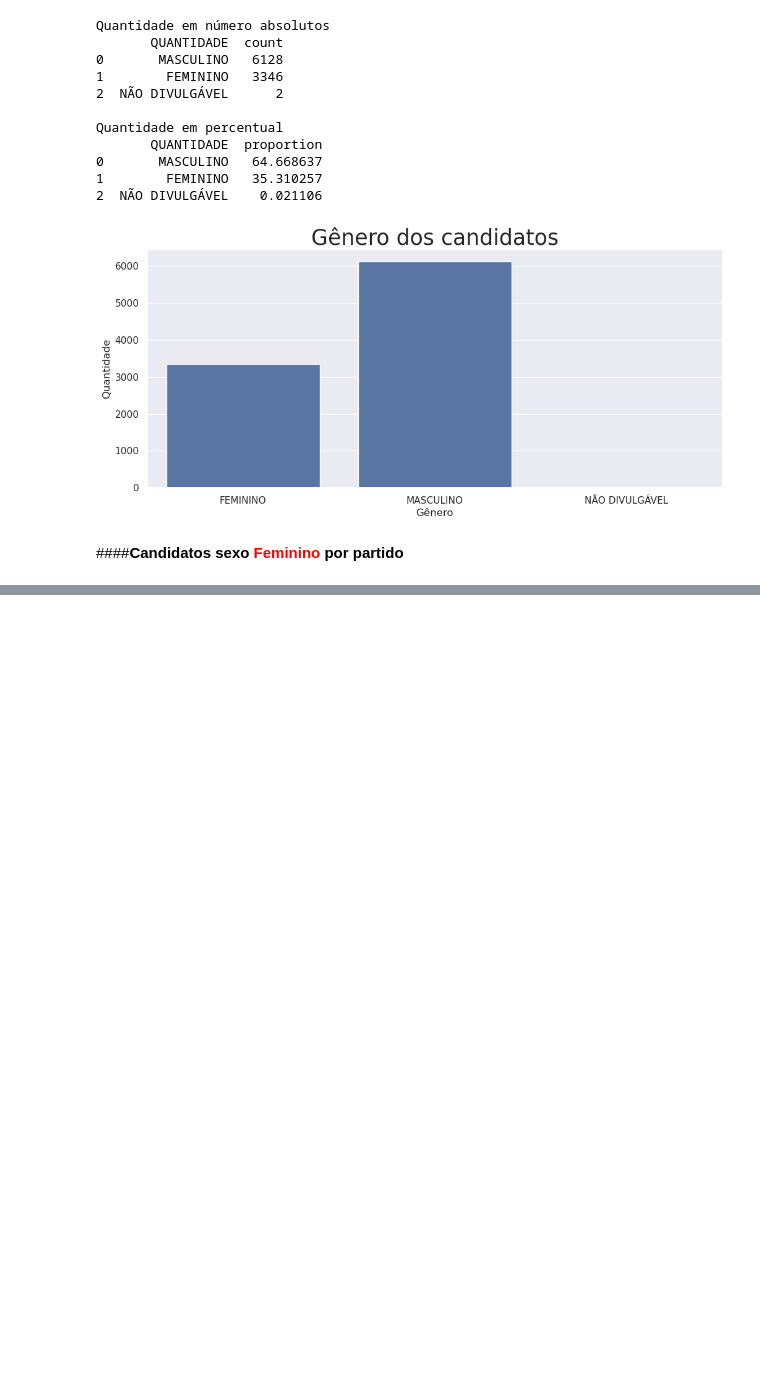
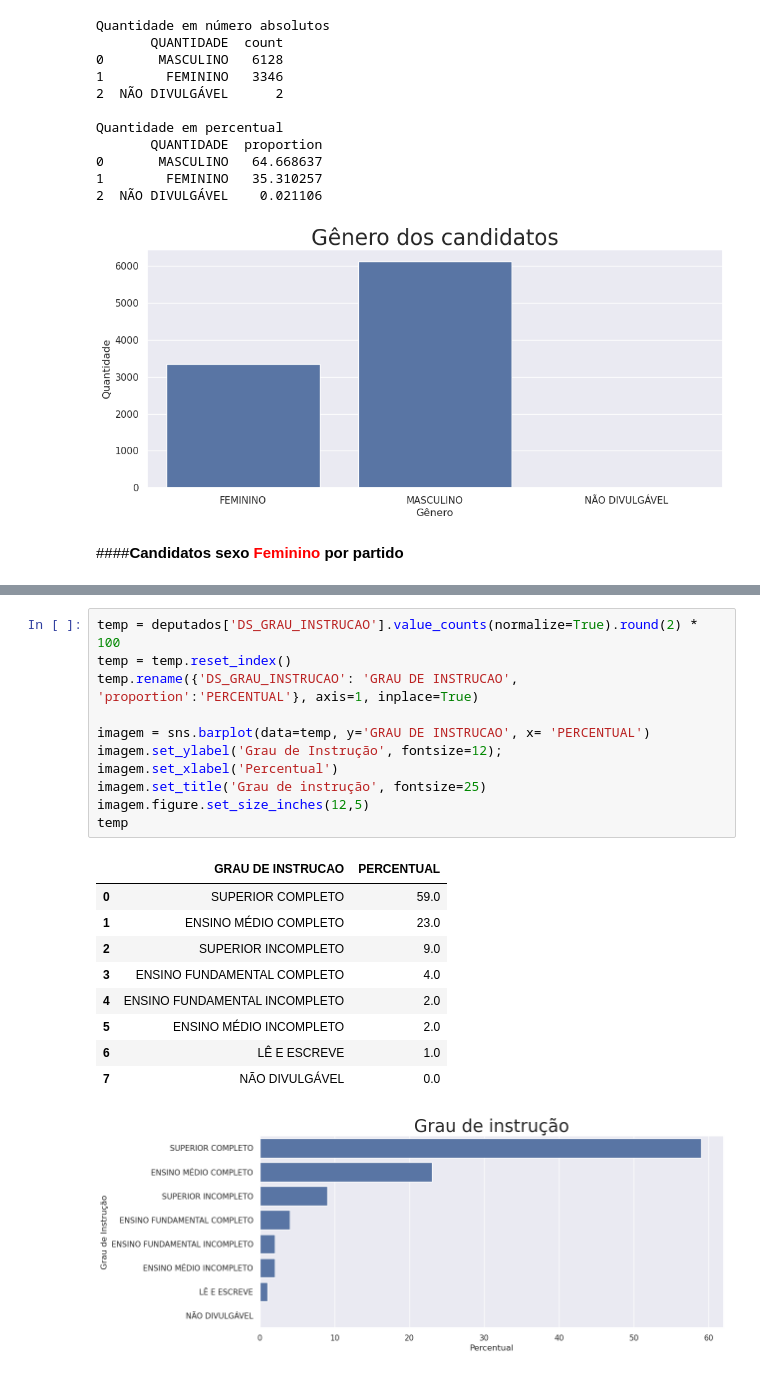
Before and after one commit to leandroclv/analise_manipulacao_dados_pandas_udemy, a Jupyter notebook: df_dados_TSE.ipynb, the cells around one changed output, grey strips where cells are left out. Saved outputs shown, nothing was run; the diff lists cells and outputs as text; blank space fills up the shorter version.

```diff
--- a/df_dados_TSE.ipynb
+++ b/df_dados_TSE.ipynb
@@ -369,0 +395,22 @@ feminino.head(3)
+# %%
+temp = deputados['DS_GRAU_INSTRUCAO'].value_counts(normalize=True).round(2) * 100
+temp = temp.reset_index()
+temp.rename({'DS_GRAU_INSTRUCAO': 'GRAU DE INSTRUCAO', 'proportion':'PERCENTUAL'}, axis=1, inplace=True)
+
+imagem = sns.barplot(data=temp, y='GRAU DE INSTRUCAO', x= 'PERCENTUAL')
+imagem.set_ylabel('Grau de Instrução', fontsize=12);
+imagem.set_xlabel('Percentual')
+imagem.set_title('Grau de instrução', fontsize=25)
+imagem.figure.set_size_inches(12,5)
+temp
+# %% [output]
+|  | GRAU DE INSTRUCAO | PERCENTUAL |
+| 0 | SUPERIOR COMPLETO | 59.0 |
+| 1 | ENSINO MÉDIO COMPLETO | 23.0 |
+| 2 | SUPERIOR INCOMPLETO | 9.0 |
+| 3 | ENSINO FUNDAMENTAL COMPLETO | 4.0 |
+| 4 | ENSINO FUNDAMENTAL INCOMPLETO | 2.0 |
+| 5 | ENSINO MÉDIO INCOMPLETO | 2.0 |
+| 6 | LÊ E ESCREVE | 1.0 |
+| 7 | NÃO DIVULGÁVEL | 0.0 |
+[figure, added]
```
Also changed, not shown: parts of 11 cells of this notebook.
